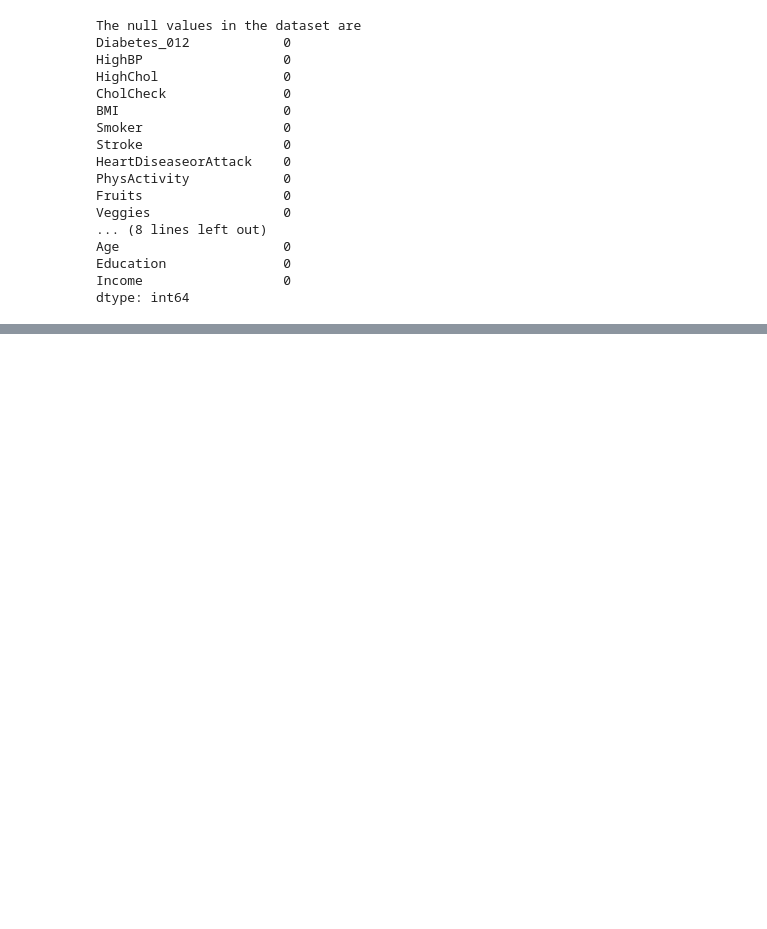
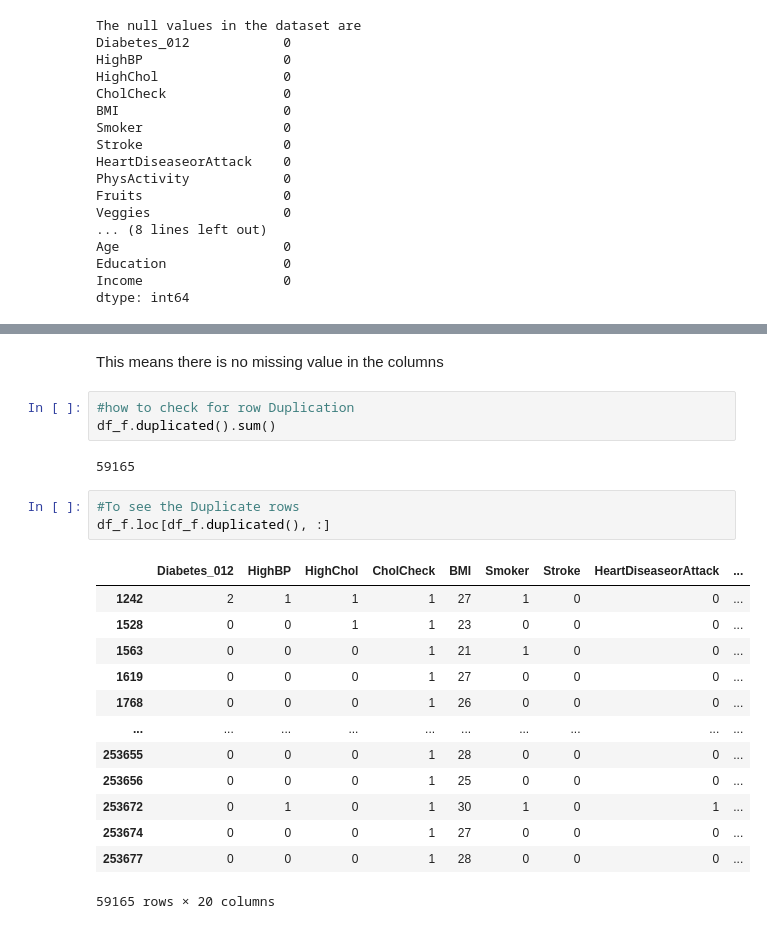
Before and after one commit to akhilnazim0/Data-Science-Project, a Jupyter notebook: Data_Science_Project_.ipynb, the cells around one changed output, grey strips where cells are left out. Cells and saved outputs as stored; diff of their text form; blank space fills up the shorter version.

```diff
--- a/Data_Science_Project_.ipynb
+++ b/Data_Science_Project_.ipynb
@@ -105,0 +153,24 @@ dtype: int64
+# %% [markdown]
+This means there is no missing value in the columns
+# %%
+#how to check for row Duplication
+df_f.duplicated().sum()
+# %% [output]
+59165
+# %%
+#To see the Duplicate rows
+df_f.loc[df_f.duplicated(), :]
+# %% [output]
+|  | Diabetes_012 | HighBP | HighChol | CholCheck | BMI | Smoker | Stroke | HeartDiseaseorAttack | ... |
+| 1242 | 2 | 1 | 1 | 1 | 27 | 1 | 0 | 0 | ... |
+| 1528 | 0 | 0 | 1 | 1 | 23 | 0 | 0 | 0 | ... |
+| 1563 | 0 | 0 | 0 | 1 | 21 | 1 | 0 | 0 | ... |
+| 1619 | 0 | 0 | 0 | 1 | 27 | 0 | 0 | 0 | ... |
+| 1768 | 0 | 0 | 0 | 1 | 26 | 0 | 0 | 0 | ... |
+| ... | ... | ... | ... | ... | ... | ... | ... | ... | ... |
+| 253655 | 0 | 0 | 0 | 1 | 28 | 0 | 0 | 0 | ... |
+| 253656 | 0 | 0 | 0 | 1 | 25 | 0 | 0 | 0 | ... |
+| 253672 | 0 | 1 | 0 | 1 | 30 | 1 | 0 | 1 | ... |
+| 253674 | 0 | 0 | 0 | 1 | 27 | 0 | 0 | 0 | ... |
+| 253677 | 0 | 0 | 0 | 1 | 28 | 0 | 0 | 0 | ... |
+59165 rows × 20 columns
```
Also changed, not shown: parts of 9 cells of this notebook.
